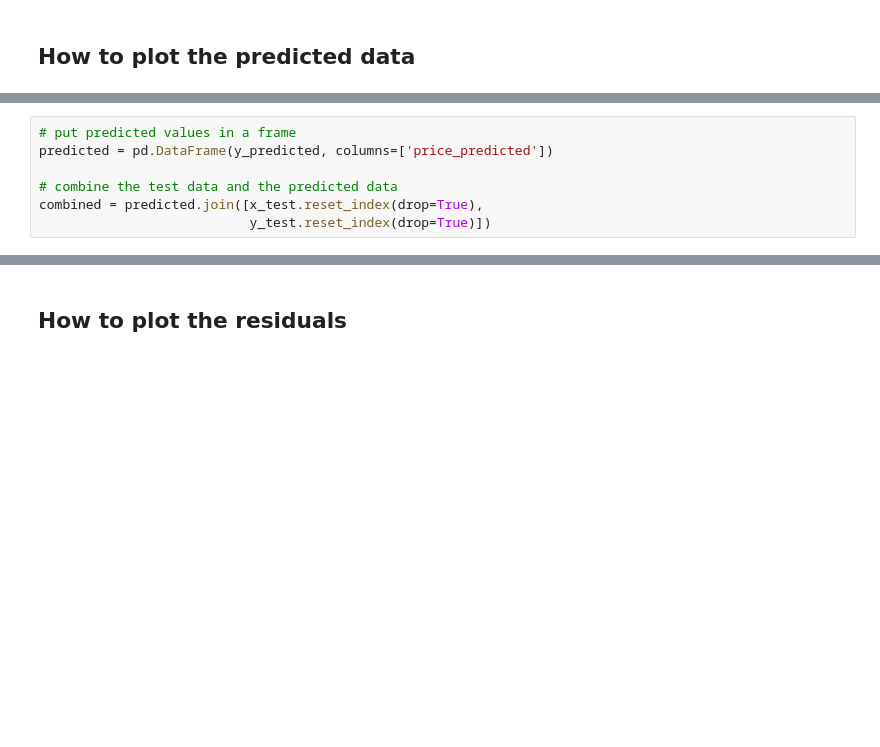
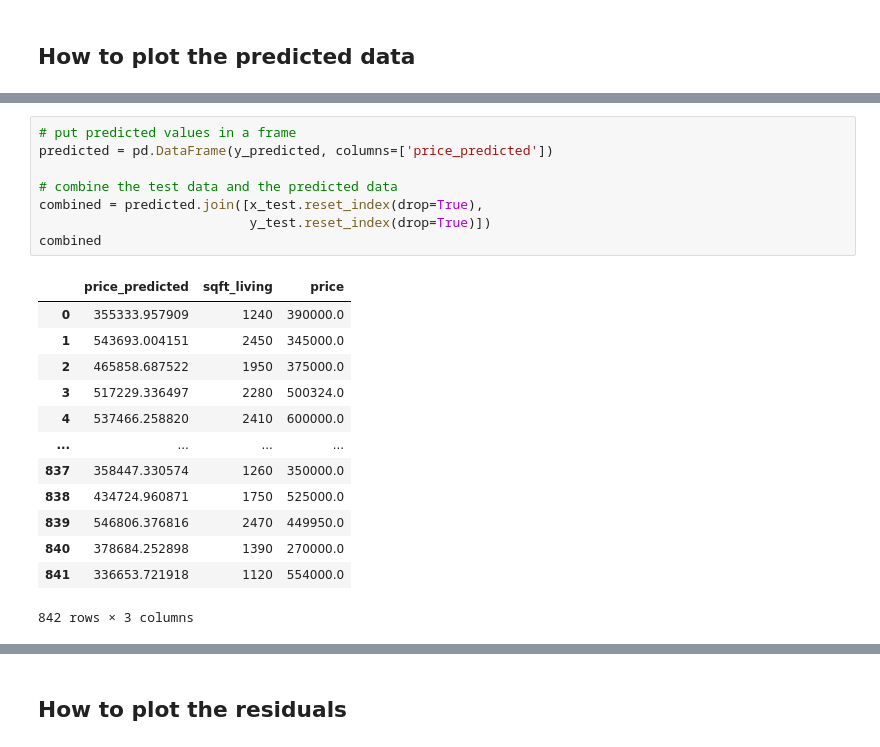
Before and after one commit to ncrowder/python, a Jupyter notebook: murach_data_analysis/class_demos/regression.ipynb, the cells around one changed output, grey strips where cells are left out. Saved outputs shown, nothing was run; the diff lists cells and outputs as text; blank space fills up the shorter version.

```diff
--- a/murach_data_analysis/class_demos/regression.ipynb
+++ b/murach_data_analysis/class_demos/regression.ipynb
@@ -185,8 +192,23 @@ array([[355333.95790923],
 # %%
 # put predicted values in a frame
 predicted = pd.DataFrame(y_predicted, columns=['price_predicted'])
 
 # combine the test data and the predicted data
 combined = predicted.join([x_test.reset_index(drop=True),
                            y_test.reset_index(drop=True)])
+combined
+# %% [output]
+|  | price_predicted | sqft_living | price |
+| 0 | 355333.957909 | 1240 | 390000.0 |
+| 1 | 543693.004151 | 2450 | 345000.0 |
+| 2 | 465858.687522 | 1950 | 375000.0 |
+| 3 | 517229.336497 | 2280 | 500324.0 |
+| 4 | 537466.258820 | 2410 | 600000.0 |
+| ... | ... | ... | ... |
+| 837 | 358447.330574 | 1260 | 350000.0 |
+| 838 | 434724.960871 | 1750 | 525000.0 |
+| 839 | 546806.376816 | 2470 | 449950.0 |
+| 840 | 378684.252898 | 1390 | 270000.0 |
+| 841 | 336653.721918 | 1120 | 554000.0 |
+842 rows × 3 columns
 # %%
```
Also changed, not shown: parts of 8 cells of this notebook.
